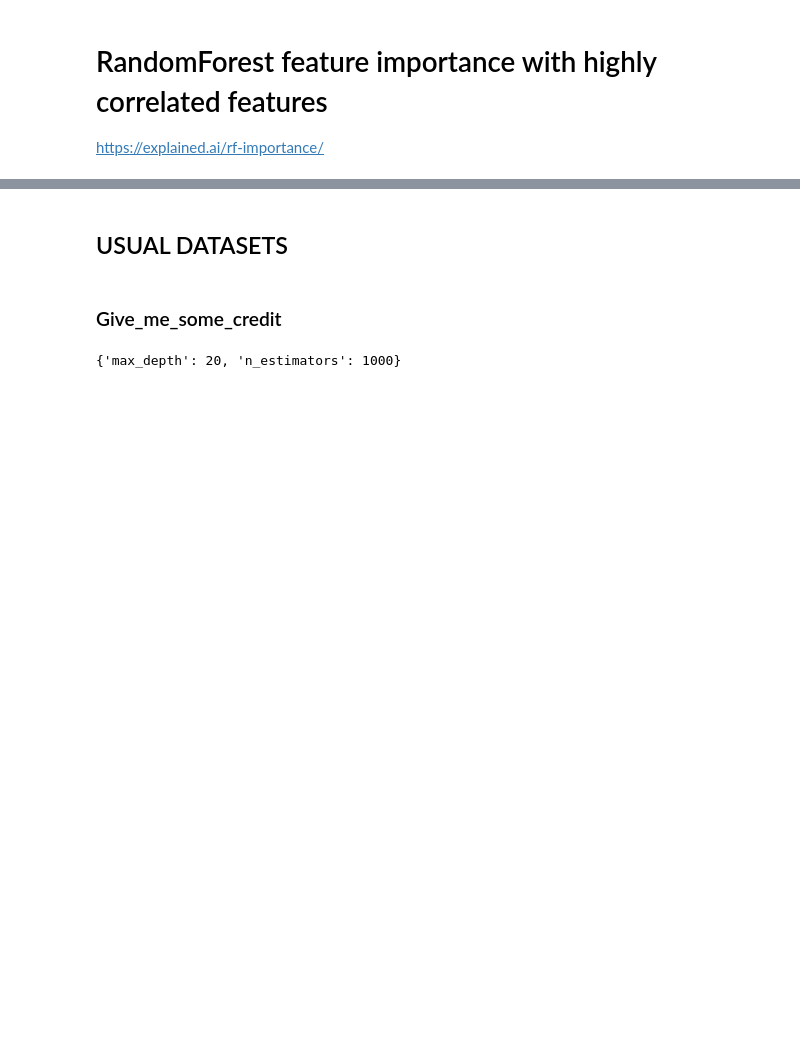
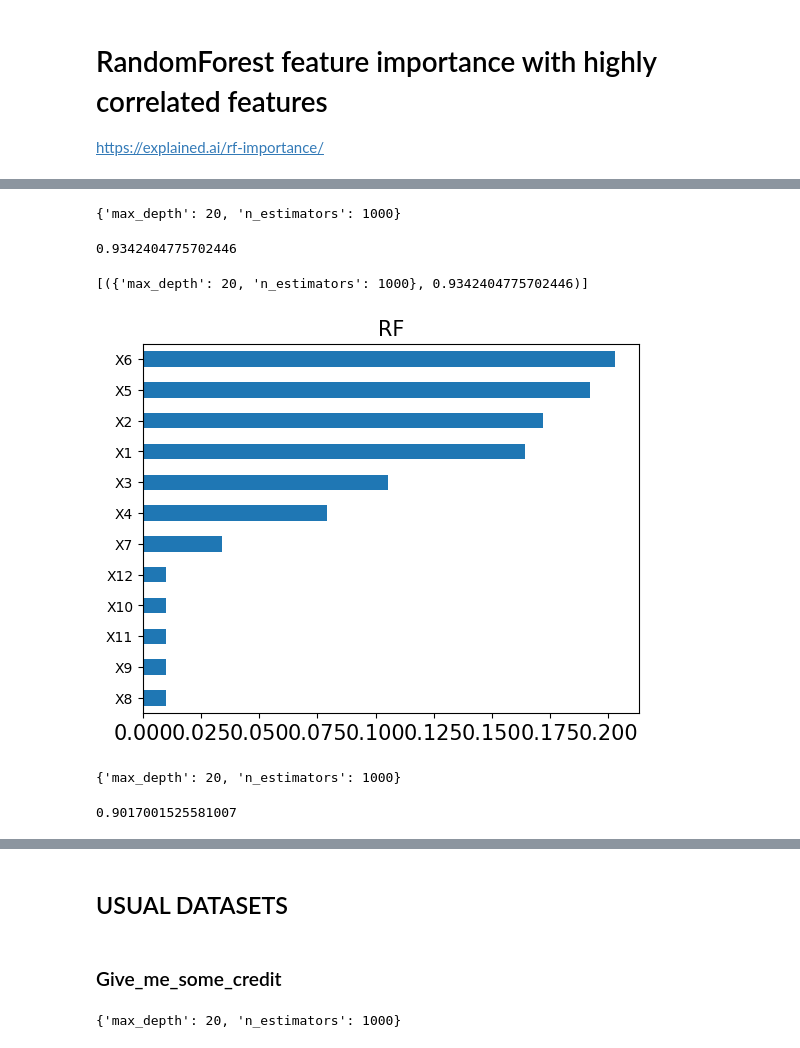
Before and after one commit to lange-am/all_feature_importance, a Jupyter notebook: examples/RandomForest_RIT.ipynb, the cells around one changed output, grey strips where cells are left out. Cells and saved outputs as stored; diff of their text form; code cells hidden in the pictures; blank space fills up the shorter version.

```diff
--- a/examples/RandomForest_RIT.ipynb
+++ b/examples/RandomForest_RIT.ipynb
@@ -27,0 +30,80 @@ https://explained.ai/rf-importance/
+# %%
+n_features = 12
+n_samples = 10_000
+n_corr = 4
+mean = np.zeros([n_features])
+cov = np.identity(n_features)
+eps = np.random.normal(0, 0.5, n_features)
+
+for i in range(n_corr):
+    for j in range(n_corr):
+        if i != j:
+            cov[i][j] = 0.9
+
+X_array = np.random.multivariate_normal(mean, cov, size=n_samples)
+X = pd.DataFrame(columns=['X' + str(i+1) for i in range(n_features)], data=X_array)
+
+betta = [5, 5, 2, 0, -5, -5, -2, 0, 0, 0, 0, 0]
+
+y = X_array * betta + eps
+
+# RF
+# you can play with tuning, up to your CPU performance:
+params = {'max_depth': [20], 'n_estimators': [1000]}
+n_params = math.prod([len(v) for v in params.values()])
+clf = GridSearchCV(RandomForestRegressor(max_features='sqrt',
+                                          random_state=0,
+                                          max_leaf_nodes=2**max(params['max_depth']),
+                                          bootstrap=True,
+                                          oob_score=True,
+                                          n_jobs=max(n_cpu//n_params, 1)),
+                   params,
+                   scoring = lambda est, X, y: est.oob_score_,
+                   cv=[(np.arange(X.shape[0]), np.arange(0))],
+                   n_jobs=min(n_params, n_cpu))
+clf.fit(X, y)
+rf = clf.best_estimator_
+display(clf.best_params_, clf.best_score_, #rf.oob_score_,
+        list(zip(clf.cv_results_['params'], clf.cv_results_['mean_test_score'])))
+plt.figure()
+pd.Series(rf.feature_importances_, index=X.columns).sort_values(ascending=True).plot(kind='barh')
+xtl = plt.gca().get_xticklabels()
+plt.gca().set_xticklabels(xtl, fontsize=15)
+plt.gca().set_title('RF', fontsize=15)
+plt.show()
+
+
+#RIT RF
+# you can play with tuning, up to your CPU performance:
+params = {'max_depth': [20], 'n_estimators': [1000]}
+n_params = math.prod([len(v) for v in params.values()])
+clf = GridSearchCV(MyRandomForestRegressor(max_features='sqrt',
+                                            random_state=0,
+                                            max_leaf_nodes=2**max(params['max_depth']),
+                                            bootstrap=True,
+                                            oob_score=True,
+                                            n_jobs=max(n_cpu//n_params, 1),
+                                            subforest_importance=True,
+                                            normalize_importance=False,
+                                            rit_alpha=0.1),
+                   params,
+                   scoring = lambda est, X, y: est.oob_score_,
+                   cv=[(np.arange(X.shape[0]), np.arange(0))],
+                   n_jobs=min(n_params, n_cpu))
+clf.fit(X, y)
+rf = clf.best_estimator_
+display(clf.best_params_, clf.best_score_, #rf.oob_score_,
+        list(zip(clf.cv_results_['params'], clf.cv_results_['mean_test_score'])))
+plt.figure()
+pd.Series(rf.feature_importances_, index=X.columns).sort_values(ascending=True).plot(kind='barh')
+xtl = plt.gca().get_xticklabels()
+plt.gca().set_xticklabels(xtl, fontsize=15)
+plt.gca().set_title('RIT RF', fontsize=15)
+plt.show()
+# %% [output]
+{'max_depth': 20, 'n_estimators': 1000}
+0.9342404775702446
+[({'max_depth': 20, 'n_estimators': 1000}, 0.9342404775702446)]
+[figure, added]
+{'max_depth': 20, 'n_estimators': 1000}
+0.9017001525581007
```
Also changed, not shown: parts of 8 cells of this notebook.
